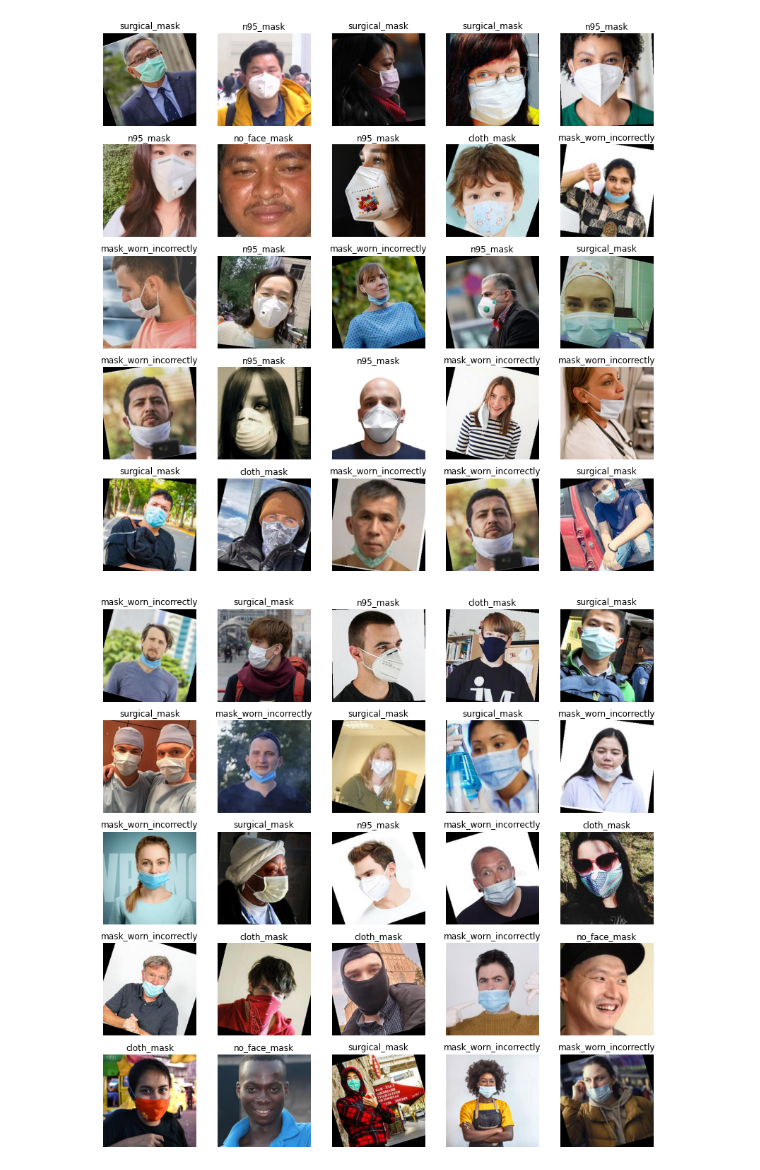
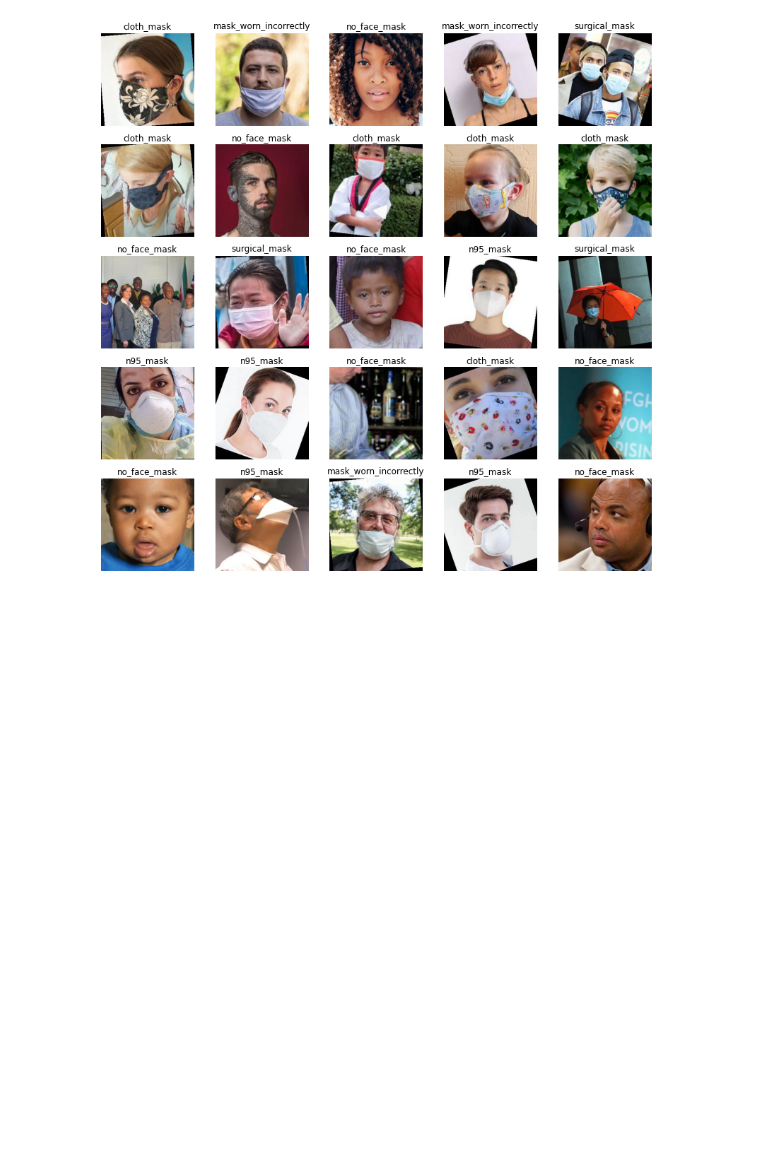
Before and after one commit to youyinnn/ai_face_mask_detector, a Jupyter notebook: show_case_1.ipynb, the cells around one changed output. Drawn from its saved outputs; the diff is of its cells as text; code cells hidden in the pictures; blank space fills up the shorter version.

Commit message:
ImageData class;

```diff
--- a/show_case_1.ipynb
+++ b/show_case_1.ipynb
@@ -1,20 +1,33 @@
 # %%
 import torch
+import numpy as np
 from torch.utils.data import Dataset
 from torchvision import datasets
 from torchvision.transforms import ToTensor
+import torchvision.transforms as T
 import matplotlib.pyplot as plt
 
 from data_process.DatasetHelper import label_map
 from data_process.DatasetHelper import ImageDataset
 
 # unzip the augmented dataset and load it
-training_data = ImageDataset('./data/aug_0')
-print()
-testing_data = ImageDataset('./data/aug_0', train=False)
+data = ImageDataset('./data/aug_1')
 
 batch_size = 40
 
-train_loader = torch.utils.data.DataLoader(training_data, batch_size=batch_size, shuffle=True, num_workers=1)
-test_loader = torch.utils.data.DataLoader(testing_data, batch_size=batch_size, shuffle=True, num_workers=1)
+data_loader = torch.utils.data.DataLoader(data, batch_size=batch_size, shuffle=True, num_workers=4)
+
+def get_mean_std(loader):
+    # var[X] = E[X**2] - E[X]**2
+    channels_sum, channels_sqrd_sum, num_batches = 0, 0, 0
+
+    for data, _ in loader:
+        channels_sum += torch.mean(data.float(), dim=[0, 2, 3])
+        channels_sqrd_sum += torch.mean(data.float() ** 2, dim=[0, 2, 3])
+        num_batches += 1
+
+    mean = channels_sum / num_batches
+    std = (channels_sqrd_sum / num_batches - mean ** 2) ** 0.5
+
+    return mean, std
 # %% [output]
@@ -32,18 +39,16 @@ label: 4 with 200 images, named as "mask_worn_incorrectly"
 # %%
 def show_image_rand(img_data):
     figure = plt.figure(figsize=(14, 14))
     cols, rows = 5, 5
     for i in range(1, cols * rows + 1):
         sample_idx = torch.randint(len(img_data), size=(1,)).item()
         img, label = img_data[sample_idx]
         figure.add_subplot(rows, cols, i)
         plt.title(label_map[label])
         plt.axis("off")
         plt.imshow(img.permute(1, 2, 0))
     plt.show()
 
-show_image_rand(training_data)
-show_image_rand(testing_data)
+show_image_rand(data)
 # %% [output]
-[figure, old version]
+[figure, new version]
-[figure, removed]
```
Also changed, not shown: parts of 2 cells of this notebook, 2 other files.
